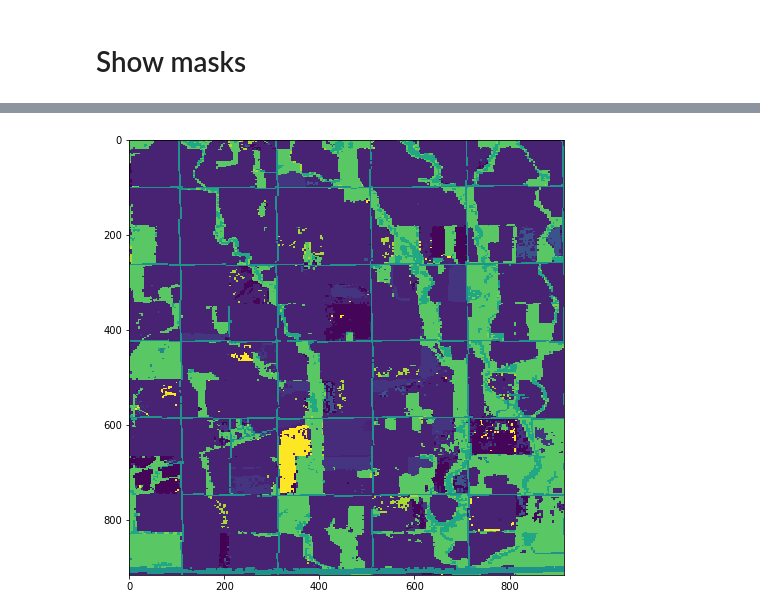
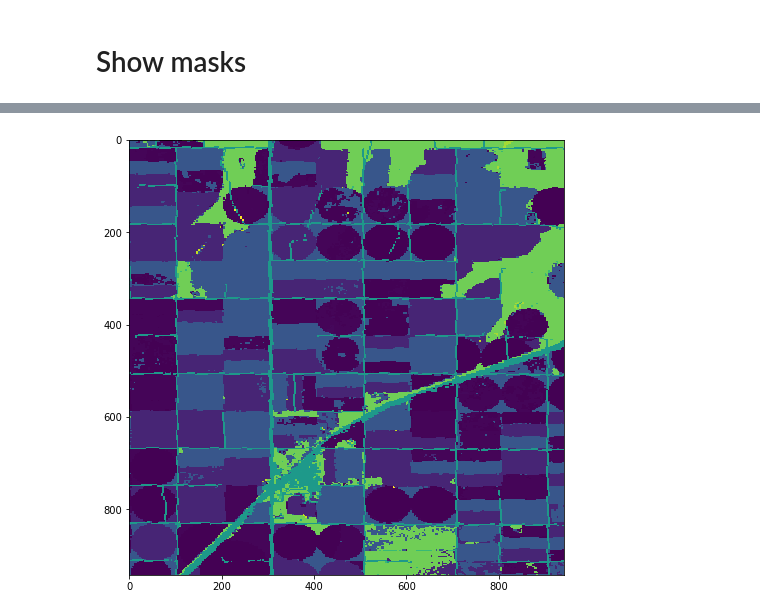
Before and after one commit to AHMEDALOLAWYI/World-Food-Program-, a Jupyter notebook: task_model_unet/13bands_preproc/13band_files_cropping.ipynb, the cells around one changed output, grey strips where cells are left out. Cells and saved outputs as stored; diff of their text form; code cells hidden in the pictures.

```diff
--- a/task_model_unet/13bands_preproc/13band_files_cropping.ipynb
+++ b/task_model_unet/13bands_preproc/13band_files_cropping.ipynb
@@ -184,9 +178,9 @@ pyplot.imshow(image_orig);
 # %%
 path_target = '/home/jupyter/data/kansas_masks_2016_cropped_by_min_dim/'
-filename = 'tile_11400_10500.npy'
+filename = 'tile_2400_9900.npy'
 
-mask_origin = np.load('/home/jupyter/data/kansas_masks_2016_cropped_by_min_dim/' + filename)
+mask_cropped = np.load('/home/jupyter/data/kansas_masks_2016_cropped_by_min_dim/' + filename)
 
-pyplot.imshow(mask_origin, );
+pyplot.imshow(mask_cropped, );
 # %% [output]
-[figure, old version]
+[figure, new version]
```
Also changed, not shown: parts of 6 cells of this notebook, 2 other files.
